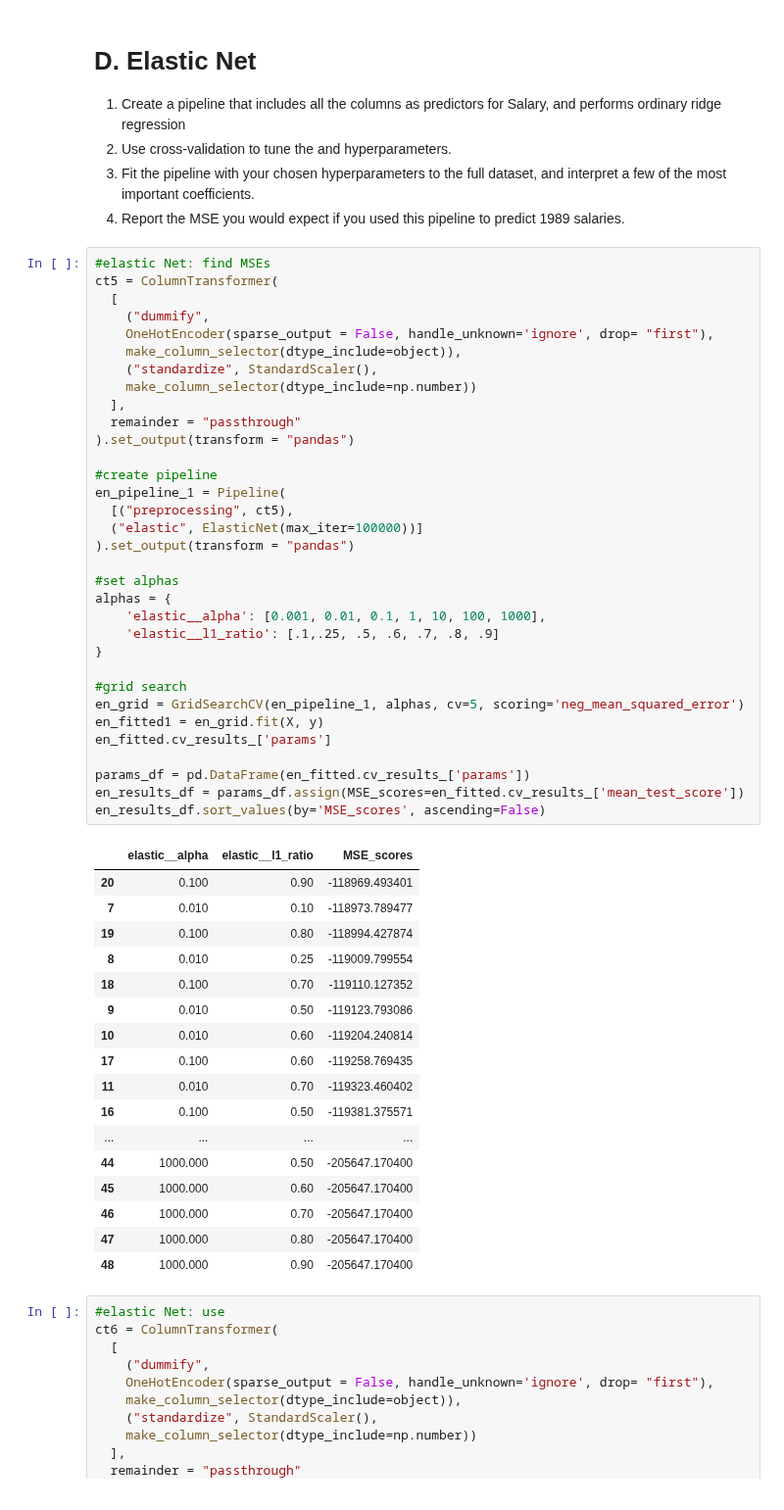
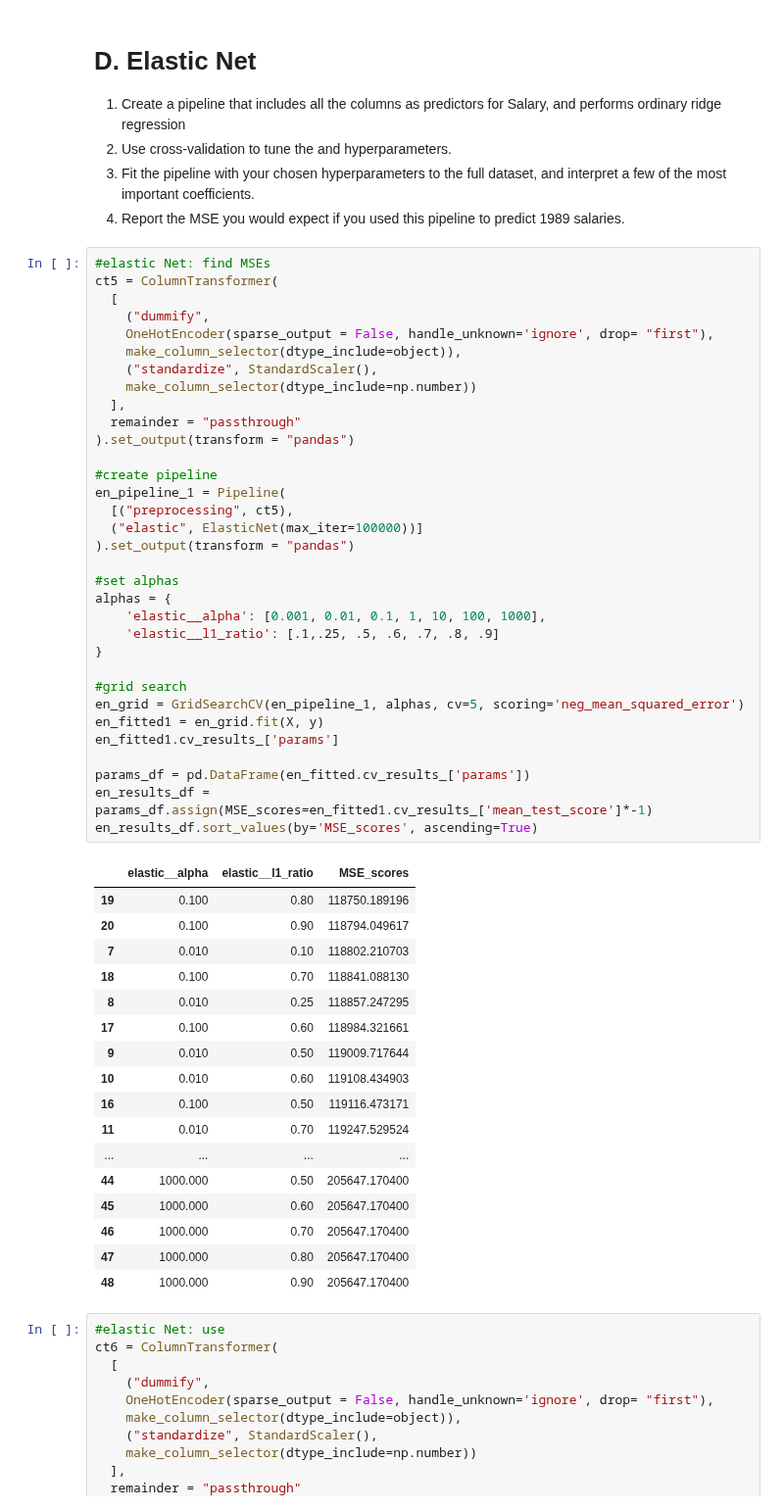
Before and after one commit to alexandragrover/GSB-544, a Jupyter notebook: Labs/Lab6/Lab6.ipynb, the cells around one changed output. Shown at 98% size. Cells and saved outputs as stored; diff of their text form.

```diff
--- a/Labs/Lab6/Lab6.ipynb
+++ b/Labs/Lab6/Lab6.ipynb
@@ -329,52 +333,52 @@ df.sort_values(by = "coefficients", key=abs, ascending = False)
 ct5 = ColumnTransformer(
   [
     ("dummify",
     OneHotEncoder(sparse_output = False, handle_unknown='ignore', drop= "first"),
     make_column_selector(dtype_include=object)),
     ("standardize", StandardScaler(),
     make_column_selector(dtype_include=np.number))
   ],
   remainder = "passthrough"
 ).set_output(transform = "pandas")
 
 #create pipeline
 en_pipeline_1 = Pipeline(
   [("preprocessing", ct5),
   ("elastic", ElasticNet(max_iter=100000))]
 ).set_output(transform = "pandas")
 
 #set alphas
 alphas = {
     'elastic__alpha': [0.001, 0.01, 0.1, 1, 10, 100, 1000],
     'elastic__l1_ratio': [.1,.25, .5, .6, .7, .8, .9]
 }
 
 #grid search
 en_grid = GridSearchCV(en_pipeline_1, alphas, cv=5, scoring='neg_mean_squared_error')
 en_fitted1 = en_grid.fit(X, y)
-en_fitted.cv_results_['params']
+en_fitted1.cv_results_['params']
 
 params_df = pd.DataFrame(en_fitted.cv_results_['params'])
-en_results_df = params_df.assign(MSE_scores=en_fitted.cv_results_['mean_test_score'])
-en_results_df.sort_values(by='MSE_scores', ascending=False)
+en_results_df = params_df.assign(MSE_scores=en_fitted1.cv_results_['mean_test_score']*-1)
+en_results_df.sort_values(by='MSE_scores', ascending=True)
 # %% [output]
 |  | elastic__alpha | elastic__l1_ratio | MSE_scores |
-| 20 | 0.100 | 0.90 | -118969.493401 |
-| 7 | 0.010 | 0.10 | -118973.789477 |
-| 19 | 0.100 | 0.80 | -118994.427874 |
-| 8 | 0.010 | 0.25 | -119009.799554 |
-| 18 | 0.100 | 0.70 | -119110.127352 |
-| 9 | 0.010 | 0.50 | -119123.793086 |
-| 10 | 0.010 | 0.60 | -119204.240814 |
-| 17 | 0.100 | 0.60 | -119258.769435 |
-| 11 | 0.010 | 0.70 | -119323.460402 |
-| 16 | 0.100 | 0.50 | -119381.375571 |
+| 19 | 0.100 | 0.80 | 118750.189196 |
+| 20 | 0.100 | 0.90 | 118794.049617 |
+| 7 | 0.010 | 0.10 | 118802.210703 |
+| 18 | 0.100 | 0.70 | 118841.088130 |
+| 8 | 0.010 | 0.25 | 118857.247295 |
+| 17 | 0.100 | 0.60 | 118984.321661 |
+| 9 | 0.010 | 0.50 | 119009.717644 |
+| 10 | 0.010 | 0.60 | 119108.434903 |
+| 16 | 0.100 | 0.50 | 119116.473171 |
+| 11 | 0.010 | 0.70 | 119247.529524 |
 | ... | ... | ... | ... |
-| 44 | 1000.000 | 0.50 | -205647.170400 |
-| 45 | 1000.000 | 0.60 | -205647.170400 |
-| 46 | 1000.000 | 0.70 | -205647.170400 |
-| 47 | 1000.000 | 0.80 | -205647.170400 |
-| 48 | 1000.000 | 0.90 | -205647.170400 |
+| 44 | 1000.000 | 0.50 | 205647.170400 |
+| 45 | 1000.000 | 0.60 | 205647.170400 |
+| 46 | 1000.000 | 0.70 | 205647.170400 |
+| 47 | 1000.000 | 0.80 | 205647.170400 |
+| 48 | 1000.000 | 0.90 | 205647.170400 |
 # %%
 #elastic Net: use
 ct6 = ColumnTransformer(
```
Also changed, not shown: parts of 20 cells of this notebook.
